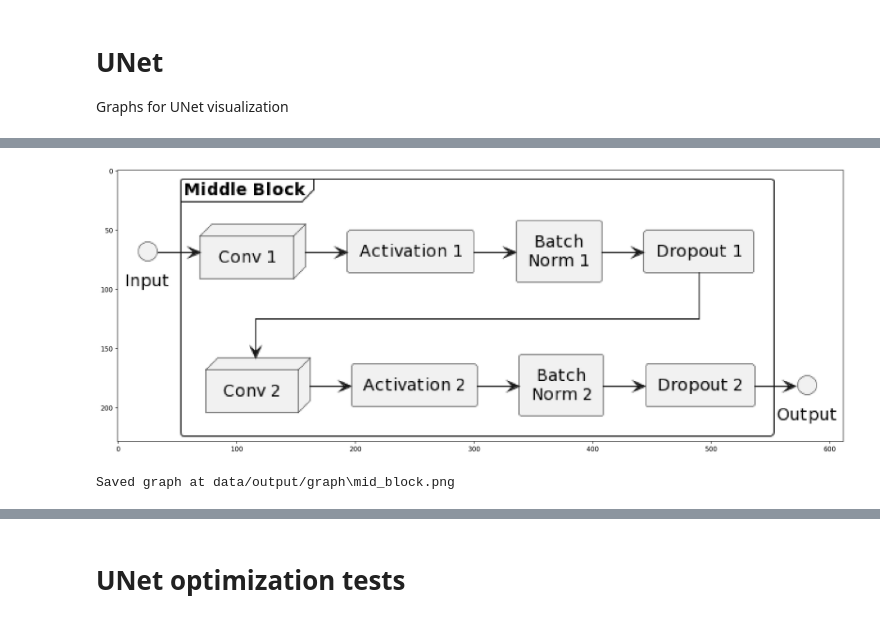
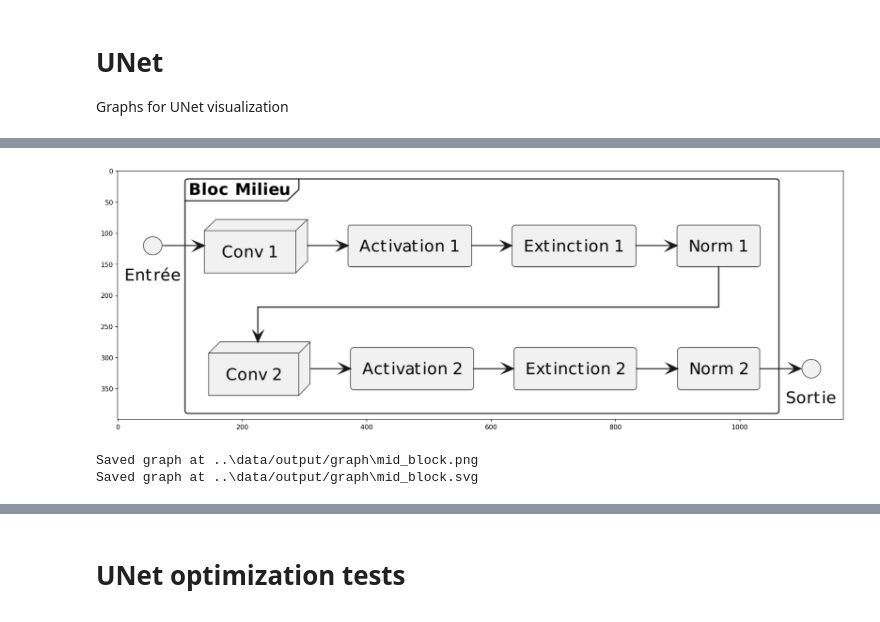
Before and after one commit to linum-uqam/carreno-cytonemes, a Jupyter notebook: notebooks/graphs.ipynb, the cells around one changed output, grey strips where cells are left out. Cells and saved outputs as stored; diff of their text form; code cells hidden in the pictures.

```diff
--- a/notebooks/graphs.ipynb
+++ b/notebooks/graphs.ipynb
@@ -39,12 +39,14 @@ def render_graph(content):
 def save_svg_graph(path, content):
     # sadly, doesn't seem to work well with thesis format
     svg = str(svg_server.processes(content), 'UTF-8')
-    with open(path, "w") as svg_file:
+    svg_path = path + ".svg"
+    with open(svg_path, "w") as svg_file:
         svg_file.write(svg)
-        print("Saved graph at", path)
+        print("Saved graph at", svg_path)
 
 def save_png_graph(path, content):
     img = imageio.imread(png_server.processes(content))
-    imageio.imwrite(path, img)
-    print("Saved graph at", path)
+    png_path = path + ".png"
+    imageio.imwrite(png_path, img)
+    print("Saved graph at", png_path)
 # %% [output]
@@ -147,44 +159,49 @@ Saved graph at data/output/graph\enc_block.png
 # %%
 # Middle Block
-filename = os.path.join(output_folder, "mid_block.png")
+filename = os.path.join(output_folder, "mid_block")
 content = """
 @startuml
+scale 1024 width
+scale 400 height
+
 ' for straight lines
 skinparam linetype ortho
 ' center text
 skinparam defaultTextAlignment center
 
 ' components
-interface Input
-frame "Middle Block" {
+interface Entrée
+frame "Bloc Milieu" {
     node      "Conv 1"
     rectangle "Activation 1"
-    rectangle "Batch\\nNorm 1"
-    rectangle "Dropout 1"
+    rectangle "Norm 1"
+    rectangle "Extinction 1"
     node      "Conv 2"
     rectangle "Activation 2"
-    rectangle "Batch\\nNorm 2"
-    rectangle "Dropout 2"
+    rectangle "Norm 2"
+    rectangle "Extinction 2"
 }
-interface "Output"
+interface "Sortie"
 
 ' links
-Input            -r-> "Conv 1"
+Entrée           -r-> "Conv 1"
 "Conv 1"         -r-> "Activation 1"
-"Activation 1"   -r-> "Batch\\nNorm 1"
-"Batch\\nNorm 1" -r-> "Dropout 1"
-"Dropout 1"      -->  "Conv 2"
+"Activation 1"   -r-> "Extinction 1"
+"Extinction 1"   -r-> "Norm 1"
+"Norm 1"          -->  "Conv 2"
 "Conv 2"         -r-> "Activation 2"
-"Activation 2"   -r-> "Batch\\nNorm 2"
-"Batch\\nNorm 2" -r-> "Dropout 2"
-"Dropout 2"      -r-> "Output"
+"Activation 2"   -r-> "Extinction 2"
+"Extinction 2"   -r-> "Norm 2"
+"Norm 2"   -r-> "Sortie"
 
 @enduml
 """
 render_graph(content)
 save_png_graph(filename, content)
+save_svg_graph(filename, content)
 # %% [output]
-[figure, old version]
+[figure, new version]
-Saved graph at data/output/graph\mid_block.png
+Saved graph at ..\data/output/graph\mid_block.png
+Saved graph at ..\data/output/graph\mid_block.svg
 # %%
 # Decoder Block
```
Also changed, not shown: parts of 6 cells of this notebook, 40 other files.
